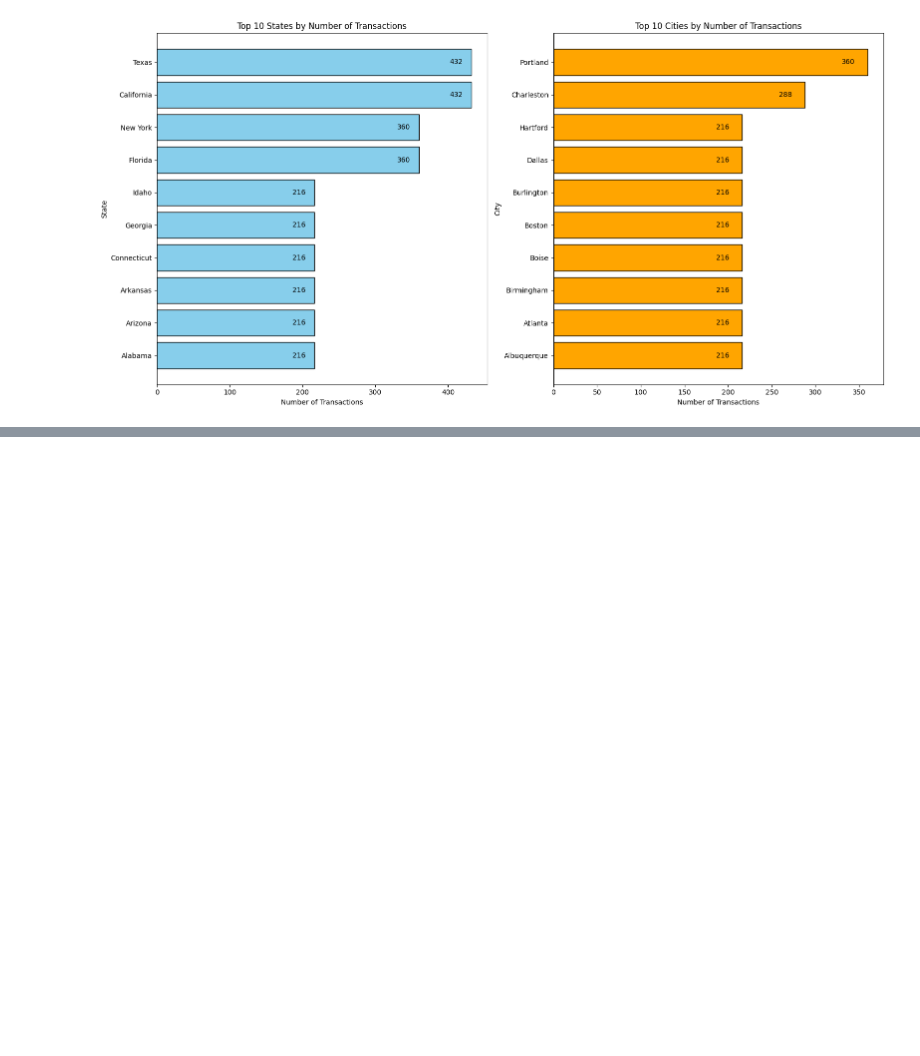
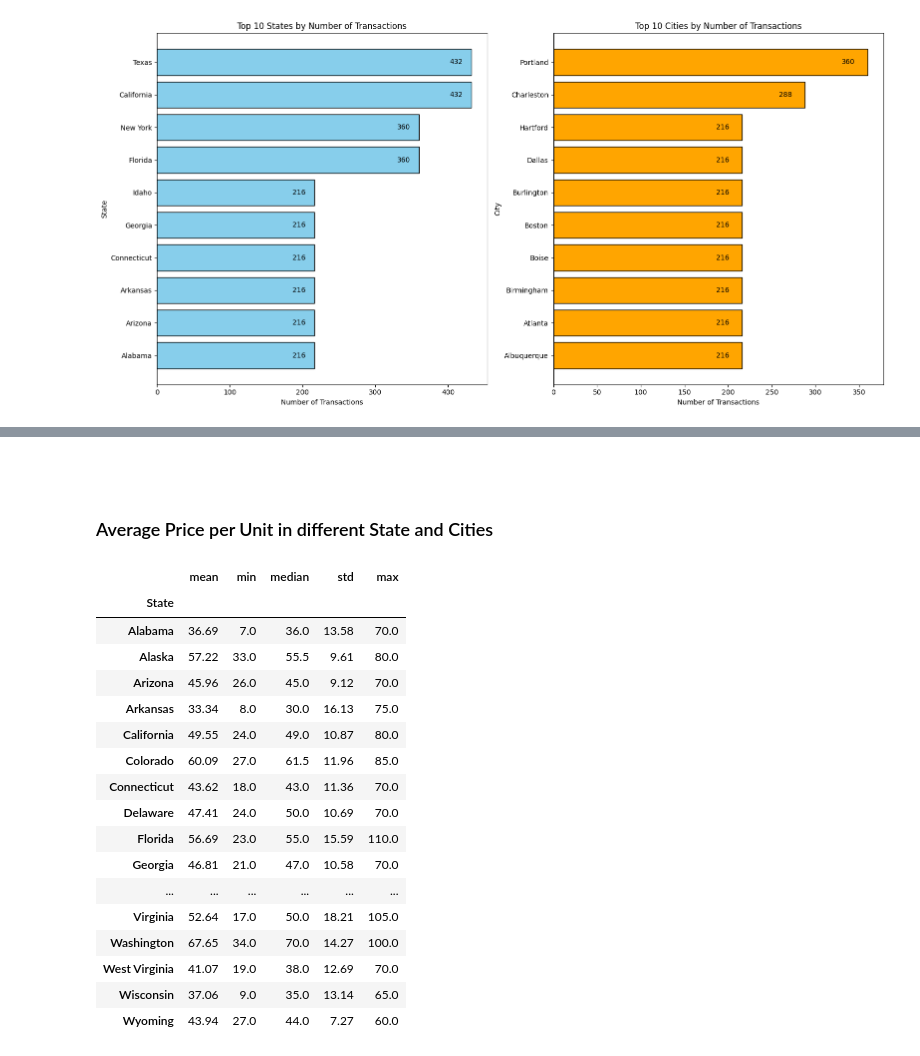
Before and after one commit to GrzegorzPus/Adidas-US-Sales-Analysis, a Jupyter notebook: Exploratory Data Analysis.ipynb, the cells around one changed output, grey strips where cells are left out. Cells and saved outputs as stored; diff of their text form; code cells hidden in the pictures; blank space fills up the shorter version.

```diff
--- a/Exploratory Data Analysis.ipynb
+++ b/Exploratory Data Analysis.ipynb
@@ -387,0 +394,25 @@ plt.show()
+# %% [markdown]
+<br>
+# %% [markdown]
+### Average Price per Unit in different State and Cities
+# %%
+df.groupby('State')['Price per Unit'].agg(['mean', 'min', 'median', 'std', 'max']).round(2)
+# %% [output]
+|  | mean | min | median | std | max |
+| State |  |  |  |  |  |
+| Alabama | 36.69 | 7.0 | 36.0 | 13.58 | 70.0 |
+| Alaska | 57.22 | 33.0 | 55.5 | 9.61 | 80.0 |
+| Arizona | 45.96 | 26.0 | 45.0 | 9.12 | 70.0 |
+| Arkansas | 33.34 | 8.0 | 30.0 | 16.13 | 75.0 |
+| California | 49.55 | 24.0 | 49.0 | 10.87 | 80.0 |
+| Colorado | 60.09 | 27.0 | 61.5 | 11.96 | 85.0 |
+| Connecticut | 43.62 | 18.0 | 43.0 | 11.36 | 70.0 |
+| Delaware | 47.41 | 24.0 | 50.0 | 10.69 | 70.0 |
+| Florida | 56.69 | 23.0 | 55.0 | 15.59 | 110.0 |
+| Georgia | 46.81 | 21.0 | 47.0 | 10.58 | 70.0 |
+| ... | ... | ... | ... | ... | ... |
+| Virginia | 52.64 | 17.0 | 50.0 | 18.21 | 105.0 |
+| Washington | 67.65 | 34.0 | 70.0 | 14.27 | 100.0 |
+| West Virginia | 41.07 | 19.0 | 38.0 | 12.69 | 70.0 |
+| Wisconsin | 37.06 | 9.0 | 35.0 | 13.14 | 65.0 |
+| Wyoming | 43.94 | 27.0 | 44.0 | 7.27 | 60.0 |
```
Also changed, not shown: parts of 9 cells of this notebook.
